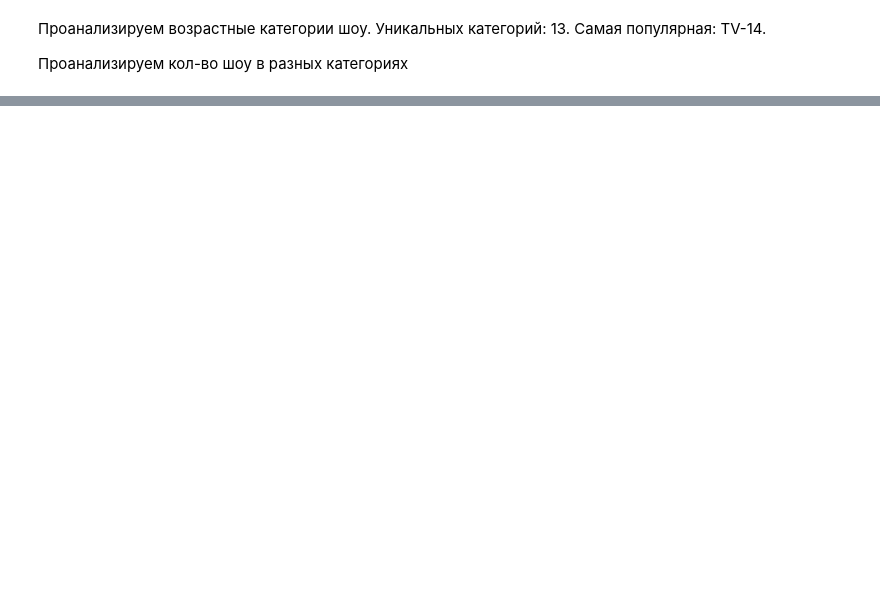
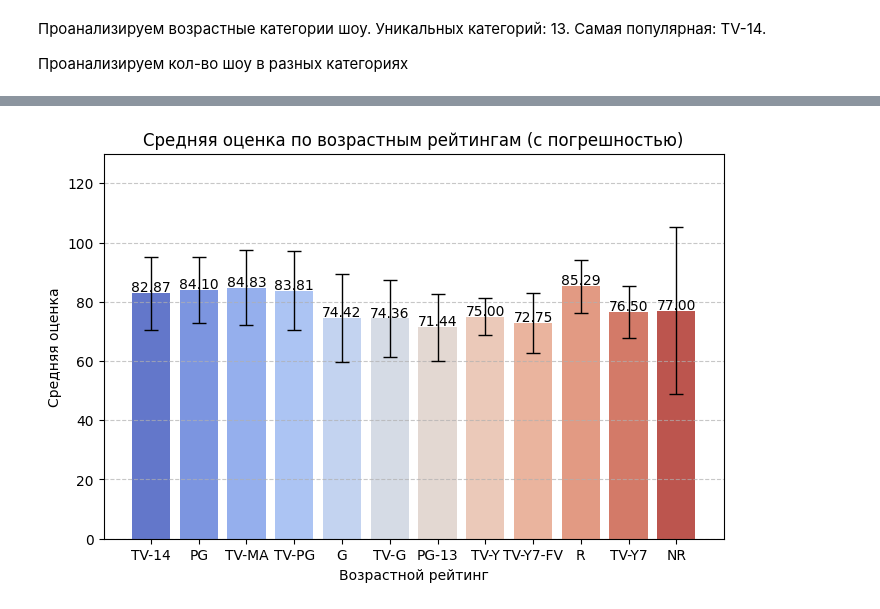
Before and after one commit to musinit/netflix_research, a Jupyter notebook: initial_analysis.ipynb, the cells around one changed output, grey strips where cells are left out. Cells and saved outputs as stored; diff of their text form; code cells hidden in the pictures; blank space fills up the shorter version.

Commit message:
DEV-8 add error bar

```diff
--- a/initial_analysis.ipynb
+++ b/initial_analysis.ipynb
@@ -153,34 +186,54 @@ plt.show()
 # %%
 # Посмотрим на корреляцию оценок и возрастного рейтинга шоу
 
 # Подсчет количества фильмов по возрастным рейтингам
 age_rating_counts = ns_cleared['age_rating'].value_counts().reset_index()
 age_rating_counts.columns = ['age_rating', 'count']
 
-# Рассчет средней оценки по возрастным рейтингам
-age_rating_avg = ns_cleared.groupby('age_rating')['score'].mean().reset_index()
+# Расчет средней оценки и стандартного отклонения
+age_rating_stats = ns_cleared.groupby('age_rating')['score'].agg(['mean', 'std']).reset_index()
+age_rating_stats.columns = ['age_rating', 'score_mean', 'score_std']
 
 # Объединение данных
-age_rating_avg = age_rating_avg.merge(age_rating_counts, on='age_rating')
+age_rating_stats = age_rating_stats.merge(age_rating_counts, on='age_rating')
 
 # Сортировка по количеству фильмов
-age_rating_avg = age_rating_avg.sort_values(by='count', ascending=False)
+age_rating_stats = age_rating_stats.sort_values(by='count', ascending=False)
 
 # Построение гистограммы
 plt.figure(figsize=(8, 5))
-sns.barplot(x='age_rating', y='score', data=age_rating_avg, palette="coolwarm")
+ax = sns.barplot(
+    x='age_rating',
+    y='score_mean',
+    data=age_rating_stats,
+    palette="coolwarm"
+)
+
+# Добавление error bars через plt.errorbar()
+plt.errorbar(
+    x=np.arange(len(age_rating_stats)),  # Индексы категорий
+    y=age_rating_stats['score_mean'],  # Средняя оценка
+    yerr=age_rating_stats['score_std'],  # Стандартное отклонение
+    fmt='none',  # Без маркеров
+    ecolor='black',  # Цвет линий ошибки
+    capsize=5,  # Длина засечек
+    capthick=1,  # Толщина засечек
+    elinewidth=1  # Толщина линии ошибки
+)
 
 # Добавление подписей к столбцам
-for i, value in enumerate(age_rating_avg['score']):
-    plt.text(i, value + 0.05, f'{value:.2f}', ha='center', fontsize=10)
+for i, value in enumerate(age_rating_stats['score_mean']):
+    plt.text(i, value + 0.5, f'{value:.2f}', ha='center', fontsize=10)
 
 # Оформление графика
-plt.title('Средняя оценка по возрастным рейтингам')
+plt.title('Средняя оценка по возрастным рейтингам (с погрешностью)')
 plt.xlabel('Возрастной рейтинг')
 plt.ylabel('Средняя оценка')
-plt.ylim(0, 100)  # Диапазон оценок от 0 до 100
+plt.ylim(0, 130)  # Диапазон оценок от 0 до 130
 plt.grid(axis='y', linestyle='--', alpha=0.7)
 
-plt.savefig("assets/output/average_shows_score_over_age_rating.png", dpi=300)
+plt.savefig("assets/output/average_shows_score_over_age_rating_with_error.png", dpi=300)
 
 plt.show()
+# %% [output]
+[figure, added]
```
Also changed, not shown: parts of 5 cells of this notebook, 1 other file.
